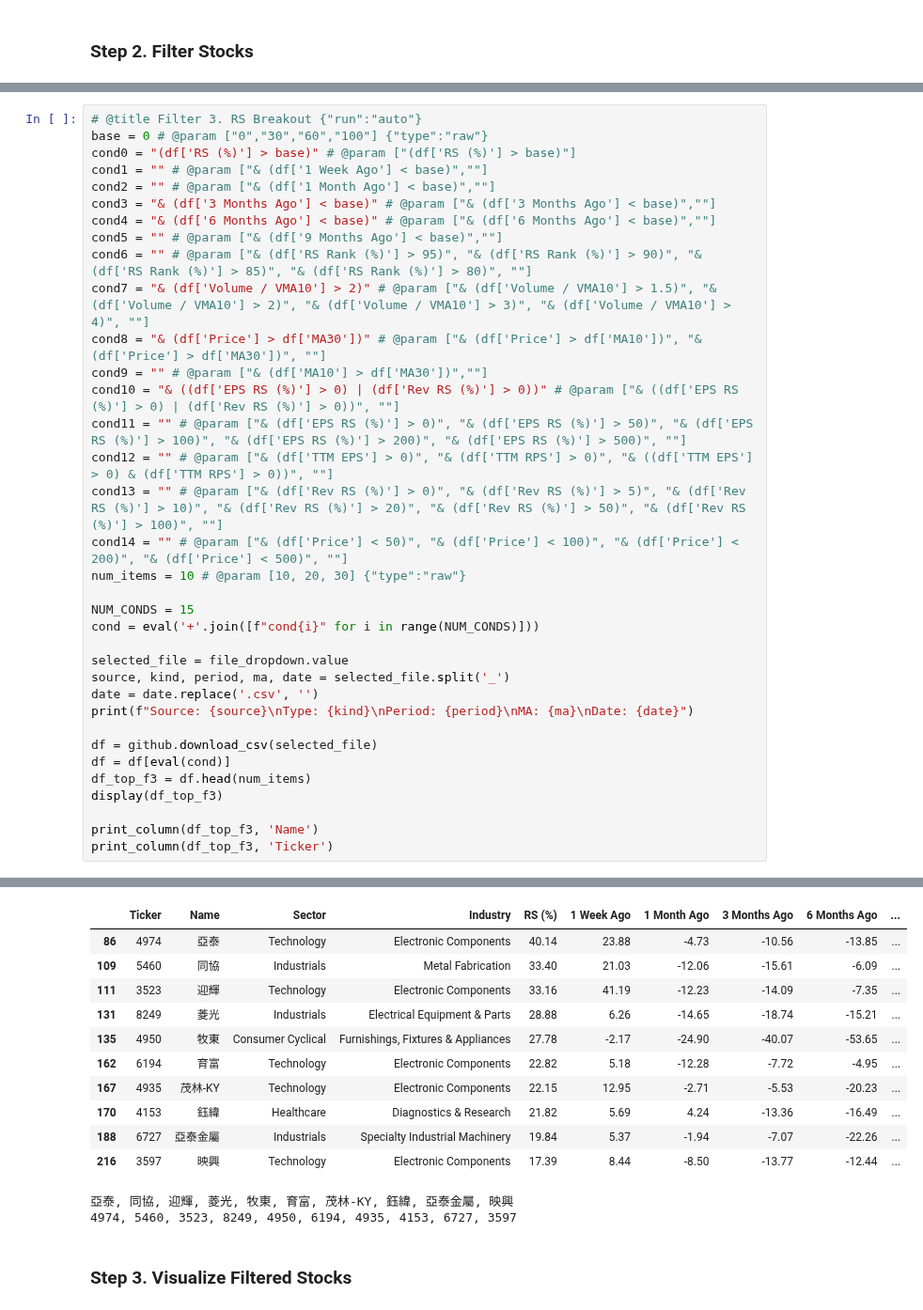
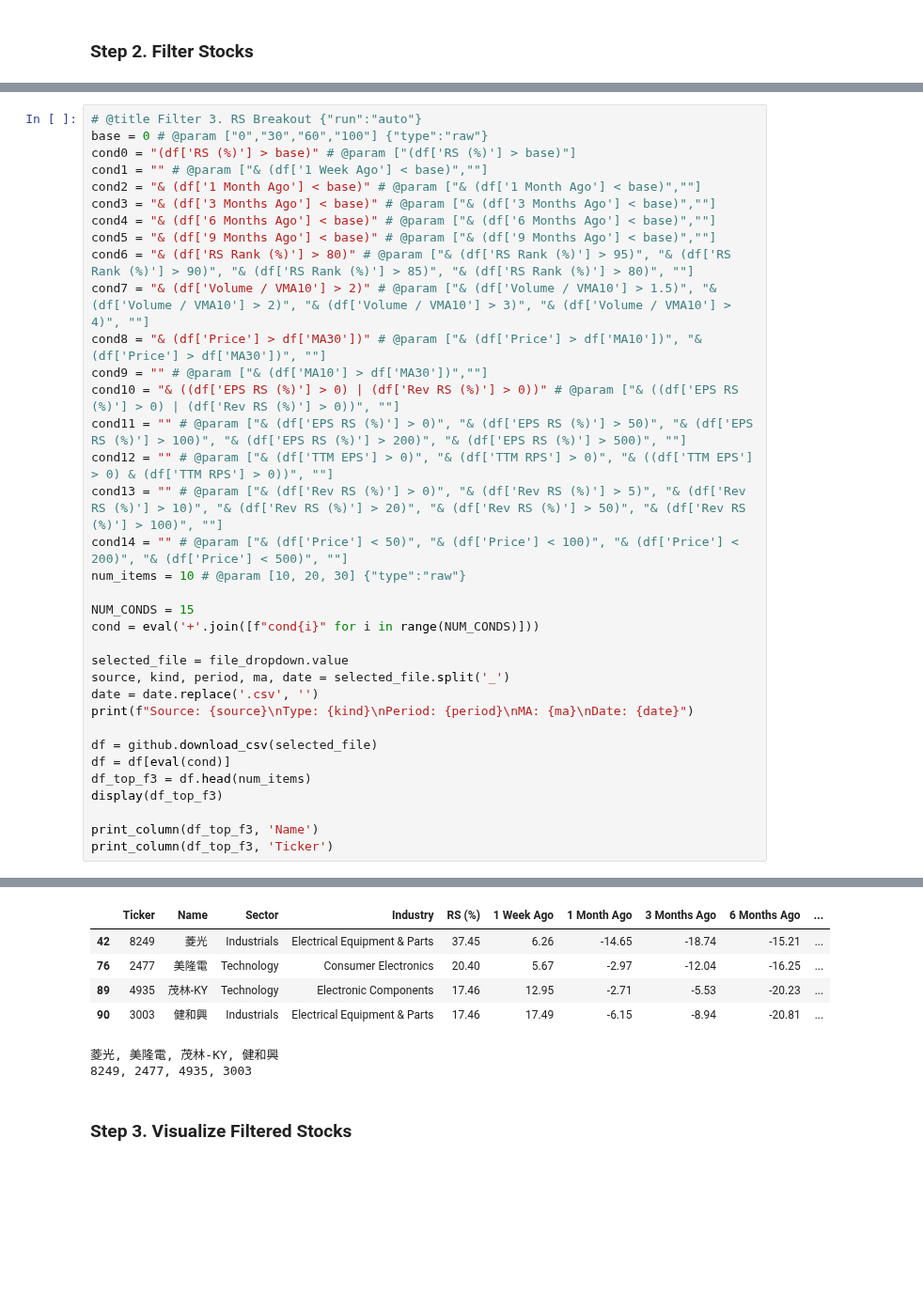
Before and after one commit to yorkjong/stock-reports, a Jupyter notebook: notebooks/weinstein_reports.ipynb, the cells around one changed output, grey strips where cells are left out. Shown at 94% size. Cells and saved outputs as stored; diff of their text form; blank space fills up the shorter version.

Commit message:
chore: Update tables for Taiwan stocks

```diff
--- a/notebooks/weinstein_reports.ipynb
+++ b/notebooks/weinstein_reports.ipynb
@@ -574,11 +573,11 @@ Date: 20240911
 base = 0 # @param ["0","30","60","100"] {"type":"raw"}
 cond0 = "(df['RS (%)'] > base)" # @param ["(df['RS (%)'] > base)"]
 cond1 = "" # @param ["& (df['1 Week Ago'] < base)",""]
-cond2 = "" # @param ["& (df['1 Month Ago'] < base)",""]
+cond2 = "& (df['1 Month Ago'] < base)" # @param ["& (df['1 Month Ago'] < base)",""]
 cond3 = "& (df['3 Months Ago'] < base)" # @param ["& (df['3 Months Ago'] < base)",""]
 cond4 = "& (df['6 Months Ago'] < base)" # @param ["& (df['6 Months Ago'] < base)",""]
-cond5 = "" # @param ["& (df['9 Months Ago'] < base)",""]
-cond6 = "" # @param ["& (df['RS Rank (%)'] > 95)", "& (df['RS Rank (%)'] > 90)", "& (df['RS Rank (%)'] > 85)", "& (df['RS Rank (%)'] > 80)", ""]
+cond5 = "& (df['9 Months Ago'] < base)" # @param ["& (df['9 Months Ago'] < base)",""]
+cond6 = "& (df['RS Rank (%)'] > 80)" # @param ["& (df['RS Rank (%)'] > 95)", "& (df['RS Rank (%)'] > 90)", "& (df['RS Rank (%)'] > 85)", "& (df['RS Rank (%)'] > 80)", ""]
 cond7 = "& (df['Volume / VMA10'] > 2)" # @param ["& (df['Volume / VMA10'] > 1.5)", "& (df['Volume / VMA10'] > 2)", "& (df['Volume / VMA10'] > 3)", "& (df['Volume / VMA10'] > 4)", ""]
 cond8 = "& (df['Price'] > df['MA30'])" # @param ["& (df['Price'] > df['MA10'])", "& (df['Price'] > df['MA30'])", ""]
 cond9 = "" # @param ["& (df['MA10'] > df['MA30'])",""]
@@ -613,16 +612,10 @@ Date: 20240911
 |  | Ticker | Name | Sector | Industry | RS (%) | 1 Week Ago | 1 Month Ago | 3 Months Ago | 6 Months Ago | ... |
-| 86 | 4974 | 亞泰 | Technology | Electronic Components | 40.14 | 23.88 | -4.73 | -10.56 | -13.85 | ... |
-| 109 | 5460 | 同協 | Industrials | Metal Fabrication | 33.40 | 21.03 | -12.06 | -15.61 | -6.09 | ... |
-| 111 | 3523 | 迎輝 | Technology | Electronic Components | 33.16 | 41.19 | -12.23 | -14.09 | -7.35 | ... |
-| 131 | 8249 | 菱光 | Industrials | Electrical Equipment & Parts | 28.88 | 6.26 | -14.65 | -18.74 | -15.21 | ... |
-| 135 | 4950 | 牧東 | Consumer Cyclical | Furnishings, Fixtures & Appliances | 27.78 | -2.17 | -24.90 | -40.07 | -53.65 | ... |
-| 162 | 6194 | 育富 | Technology | Electronic Components | 22.82 | 5.18 | -12.28 | -7.72 | -4.95 | ... |
-| 167 | 4935 | 茂林-KY | Technology | Electronic Components | 22.15 | 12.95 | -2.71 | -5.53 | -20.23 | ... |
-| 170 | 4153 | 鈺緯 | Healthcare | Diagnostics & Research | 21.82 | 5.69 | 4.24 | -13.36 | -16.49 | ... |
-| 188 | 6727 | 亞泰金屬 | Industrials | Specialty Industrial Machinery | 19.84 | 5.37 | -1.94 | -7.07 | -22.26 | ... |
-| 216 | 3597 | 映興 | Technology | Electronic Components | 17.39 | 8.44 | -8.50 | -13.77 | -12.44 | ... |
+| 42 | 8249 | 菱光 | Industrials | Electrical Equipment & Parts | 37.45 | 6.26 | -14.65 | -18.74 | -15.21 | ... |
+| 76 | 2477 | 美隆電 | Technology | Consumer Electronics | 20.40 | 5.67 | -2.97 | -12.04 | -16.25 | ... |
+| 89 | 4935 | 茂林-KY | Technology | Electronic Components | 17.46 | 12.95 | -2.71 | -5.53 | -20.23 | ... |
+| 90 | 3003 | 健和興 | Industrials | Electrical Equipment & Parts | 17.46 | 17.49 | -6.15 | -8.94 | -20.81 | ... |
-亞泰, 同協, 迎輝, 菱光, 牧東, 育富, 茂林-KY, 鈺緯, 亞泰金屬, 映興
-4974, 5460, 3523, 8249, 4950, 6194, 4935, 4153, 6727, 3597
+菱光, 美隆電, 茂林-KY, 健和興
+8249, 2477, 4935, 3003
 # %% [markdown]
 ### Step 3. Visualize Filtered Stocks
 # %%
```
Also changed, not shown: parts of 7 cells of this notebook.
